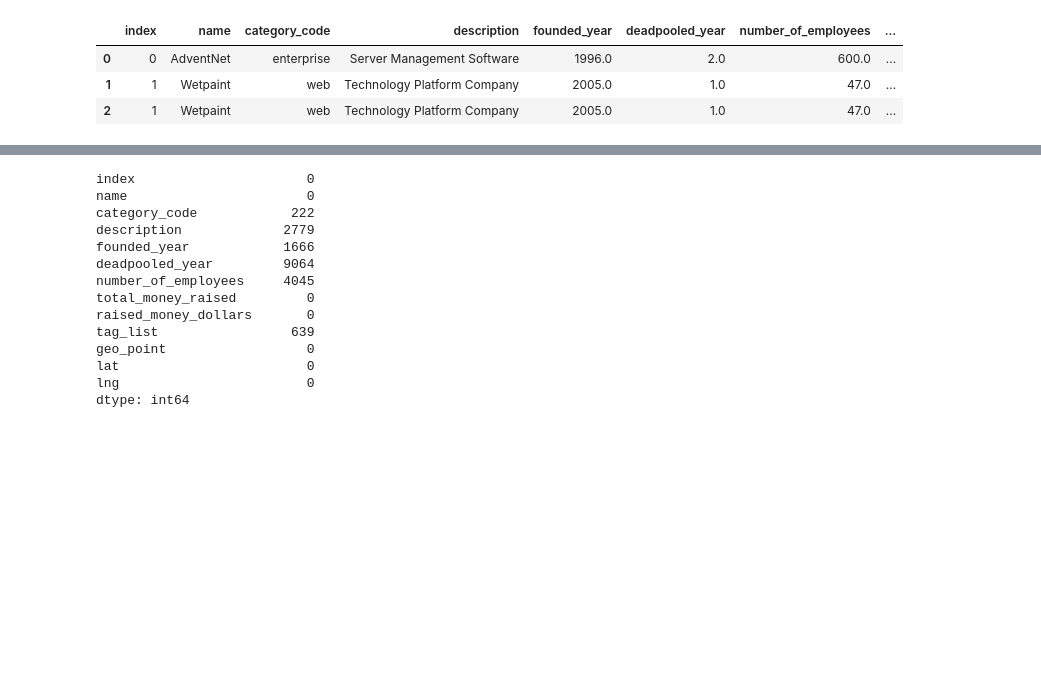
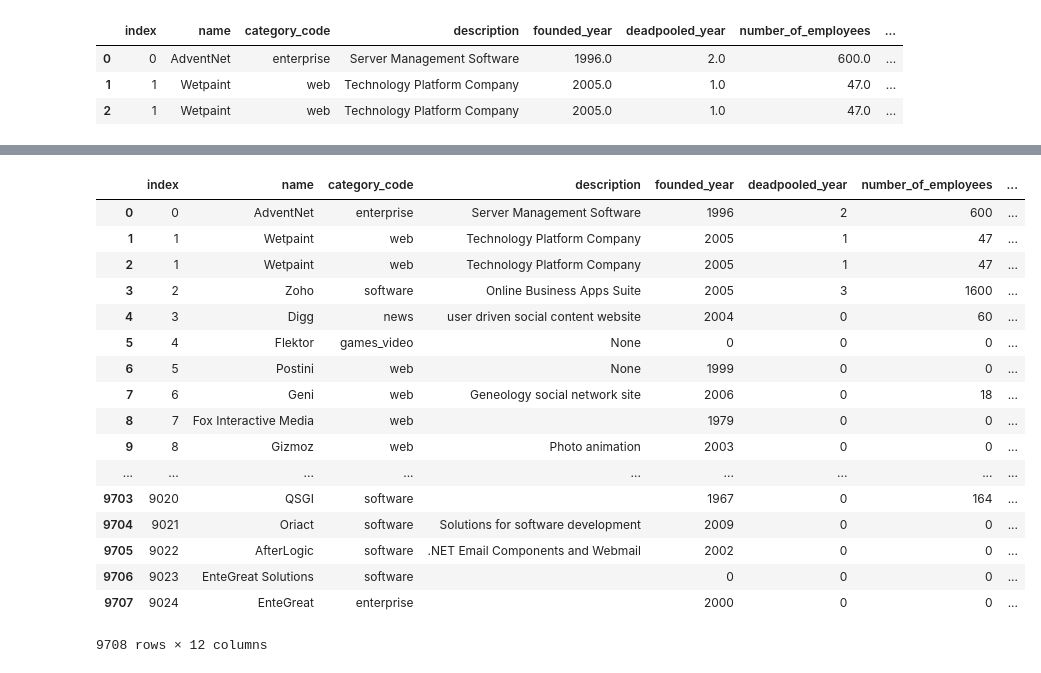
Before and after one commit to maxsanchezdp/project-visualizing-real-world-data-project, a Jupyter notebook: my-code/clean and filter.ipynb, the cells around one changed output, grey strips where cells are left out. Saved outputs shown, nothing was run; the diff lists cells and outputs as text; code cells hidden in the pictures; blank space fills up the shorter version.

```diff
--- a/my-code/clean and filter.ipynb
+++ b/my-code/clean and filter.ipynb
@@ -116,3 +116,12 @@ offices = df_offices[["offices"]].apply(get_coords, result_type="expand", axis=1
 # %%
 df_geo=pd.concat([df_offices,offices], axis=1)
 df_geo = df_geo.drop(["offices"], axis=1)
+# %%
+df_geo["category_code"]=df_geo["category_code"].fillna("None")
+df_geo["description"]=df_geo["description"].fillna("None")
+df_geo["description"]=df_geo["description"].fillna("None")
+df_geo["tag_list"]=df_geo["tag_list"].fillna("None")
+df_geo["founded_year"]=df_geo["founded_year"].fillna(0)
+df_geo["deadpooled_year"]=df_geo["deadpooled_year"].fillna(0)
+df_geo["number_of_employees"]=df_geo["number_of_employees"].fillna(0)
+df_geo.isnull().sum()
@@ -118,0 +143,5 @@ df_geo = df_geo.drop(["offices"], axis=1)
+# %%
+df_geo["founded_year"]=df_geo["founded_year"].astype('int')
+df_geo["deadpooled_year"]=df_geo["deadpooled_year"].astype('int')
+df_geo["number_of_employees"]=df_geo["number_of_employees"].astype('int')
+df_geo.dtypes
@@ -119,17 +163,23 @@ df_geo = df_geo.drop(["offices"], axis=1)
+# %%
+df_geo = df_geo.drop(["total_money_raised"], axis=1)
 # %%
-df_geo.isnull().sum()
+df_geo
 # %% [output]
+|  | index | name | category_code | description | founded_year | deadpooled_year | number_of_employees | ... |
+| 0 | 0 | AdventNet | enterprise | Server Management Software | 1996 | 2 | 600 | ... |
+| 1 | 1 | Wetpaint | web | Technology Platform Company | 2005 | 1 | 47 | ... |
+| 2 | 1 | Wetpaint | web | Technology Platform Company | 2005 | 1 | 47 | ... |
+| 3 | 2 | Zoho | software | Online Business Apps Suite | 2005 | 3 | 1600 | ... |
+| 4 | 3 | Digg | news | user driven social content website | 2004 | 0 | 60 | ... |
+| 5 | 4 | Flektor | games_video | None | 0 | 0 | 0 | ... |
+| 6 | 5 | Postini | web | None | 1999 | 0 | 0 | ... |
+| 7 | 6 | Geni | web | Geneology social network site | 2006 | 0 | 18 | ... |
+| 8 | 7 | Fox Interactive Media | web |  | 1979 | 0 | 0 | ... |
+| 9 | 8 | Gizmoz | web | Photo animation | 2003 | 0 | 0 | ... |
+| ... | ... | ... | ... | ... | ... | ... | ... | ... |
+| 9703 | 9020 | QSGI | software |  | 1967 | 0 | 164 | ... |
+| 9704 | 9021 | Oriact | software | Solutions for software development | 2009 | 0 | 0 | ... |
+| 9705 | 9022 | AfterLogic | software | .NET Email Components and Webmail | 2002 | 0 | 0 | ... |
+| 9706 | 9023 | EnteGreat Solutions | software |  | 0 | 0 | 0 | ... |
+| 9707 | 9024 | EnteGreat | enterprise |  | 2000 | 0 | 0 | ... |
-index                      0
-name                       0
-category_code            222
-description             2779
-founded_year            1666
-deadpooled_year         9064
-number_of_employees     4045
-total_money_raised         0
-raised_money_dollars       0
-tag_list                 639
-geo_point                  0
-lat                        0
-lng                        0
-dtype: int64
+9708 rows × 12 columns
```
Also changed, not shown: parts of 3 cells of this notebook.
